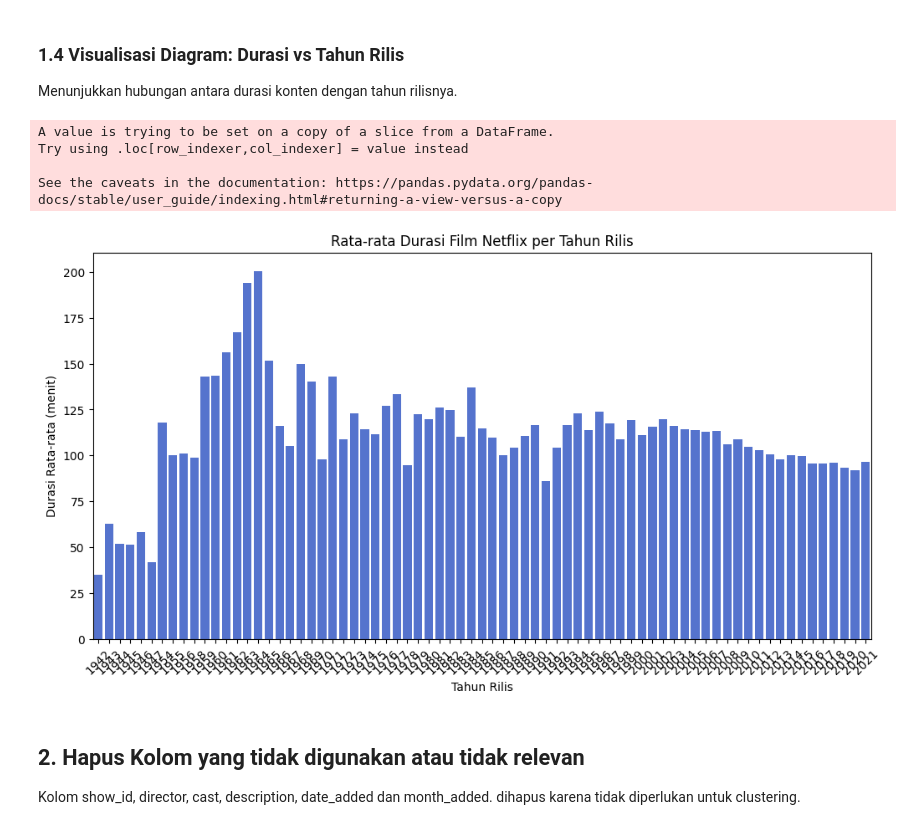
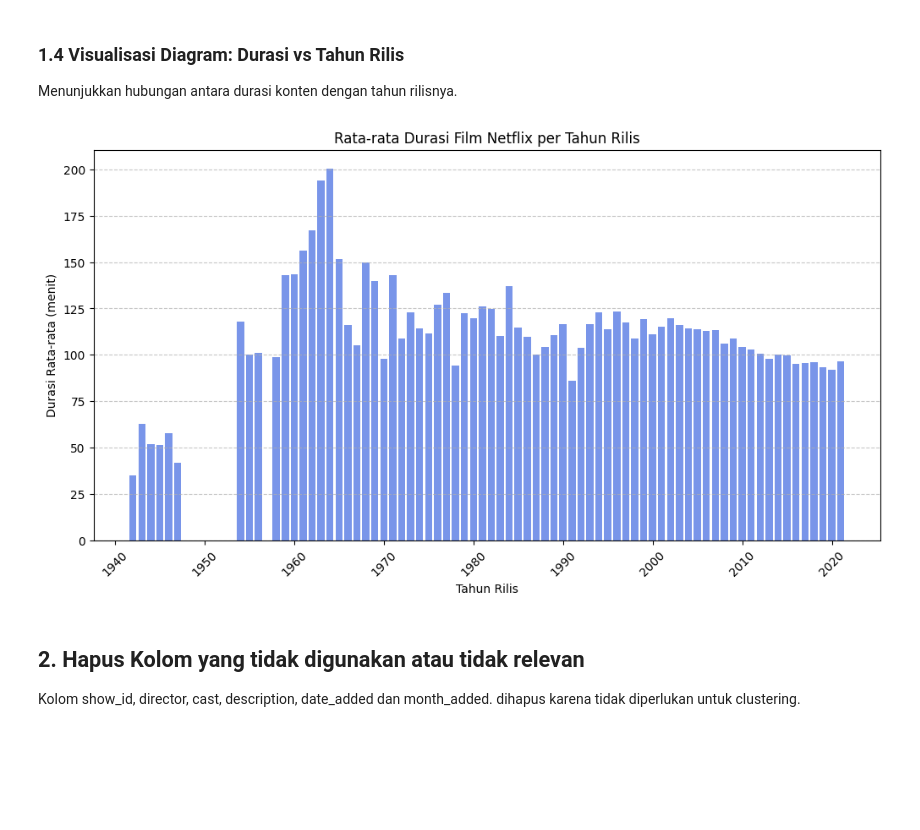
Before and after one commit to rassyz/UAS_AI_Rasyid-Abdul-Rauf, a Jupyter notebook: UAS_AI_Clustering.ipynb, the cells around one changed output. Cells and saved outputs as stored; diff of their text form; code cells hidden in the pictures; blank space fills up the shorter version.

```diff
--- a/UAS_AI_Clustering.ipynb
+++ b/UAS_AI_Clustering.ipynb
@@ -156,31 +141,25 @@ Menunjukkan hubungan antara durasi konten dengan tahun rilisnya.
 # %%
 # Chart - 4 visualization code
 
-# Memilih baris dengan 'Movie' di kolom 'type'
-df_movies = df[df["type"] == "Movie"]
+df_movies = df[df["type"] == "Movie"].copy()
 df_movies["duration"] = df_movies["duration"].str.replace(" min", "", regex=True).astype(float)
 
-# Mengelompokkan data berdasarkan tahun dan menghitung durasi rata-rata
 df_grouped = df_movies.groupby("release_year")["duration"].mean().reset_index()
+df_grouped = df_grouped.sort_values("release_year")
 
-# Membuat bar chart
-plt.figure(figsize=(12, 6))
-sns.barplot(x=df_grouped["release_year"], y=df_grouped["duration"], color="royalblue")
+plt.figure(figsize=(12,6))
+plt.bar(df_grouped["release_year"], df_grouped["duration"], color="royalblue", alpha=0.7)
 
-# Menambahkan judul dan label
 plt.title("Rata-rata Durasi Film Netflix per Tahun Rilis")
 plt.xlabel("Tahun Rilis")
 plt.ylabel("Durasi Rata-rata (menit)")
 plt.xticks(rotation=45)  # Memiringkan label agar lebih mudah dibaca
+plt.grid(axis='y', linestyle='--', alpha=0.7)
 
-# Menampilkan plot
+# Tampilkan plot
 plt.show()
 # %% [output]
-A value is trying to be set on a copy of a slice from a DataFrame.
-Try using .loc[row_indexer,col_indexer] = value instead
-
-See the caveats in the documentation: https://pandas.pydata.org/pandas-docs/stable/user_guide/indexing.html#returning-a-view-versus-a-copy
-[figure, old version]
+[figure, new version]
 # %% [markdown]
 ## 2. Hapus Kolom yang tidak digunakan atau tidak relevan
 Kolom show_id, director, cast, description, date_added dan month_added. dihapus karena tidak diperlukan untuk clustering.
```
Also changed, not shown: parts of 7 cells of this notebook.
